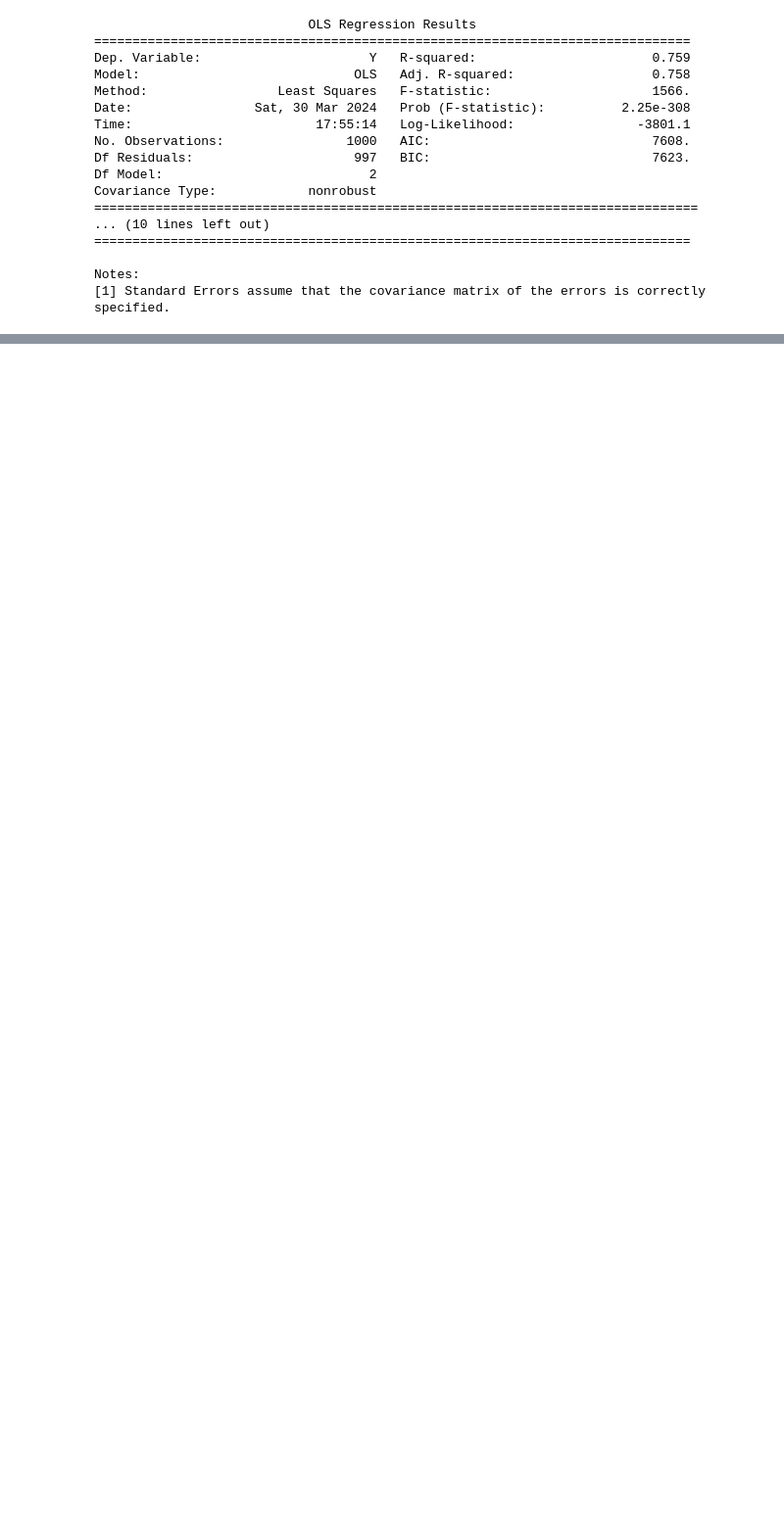
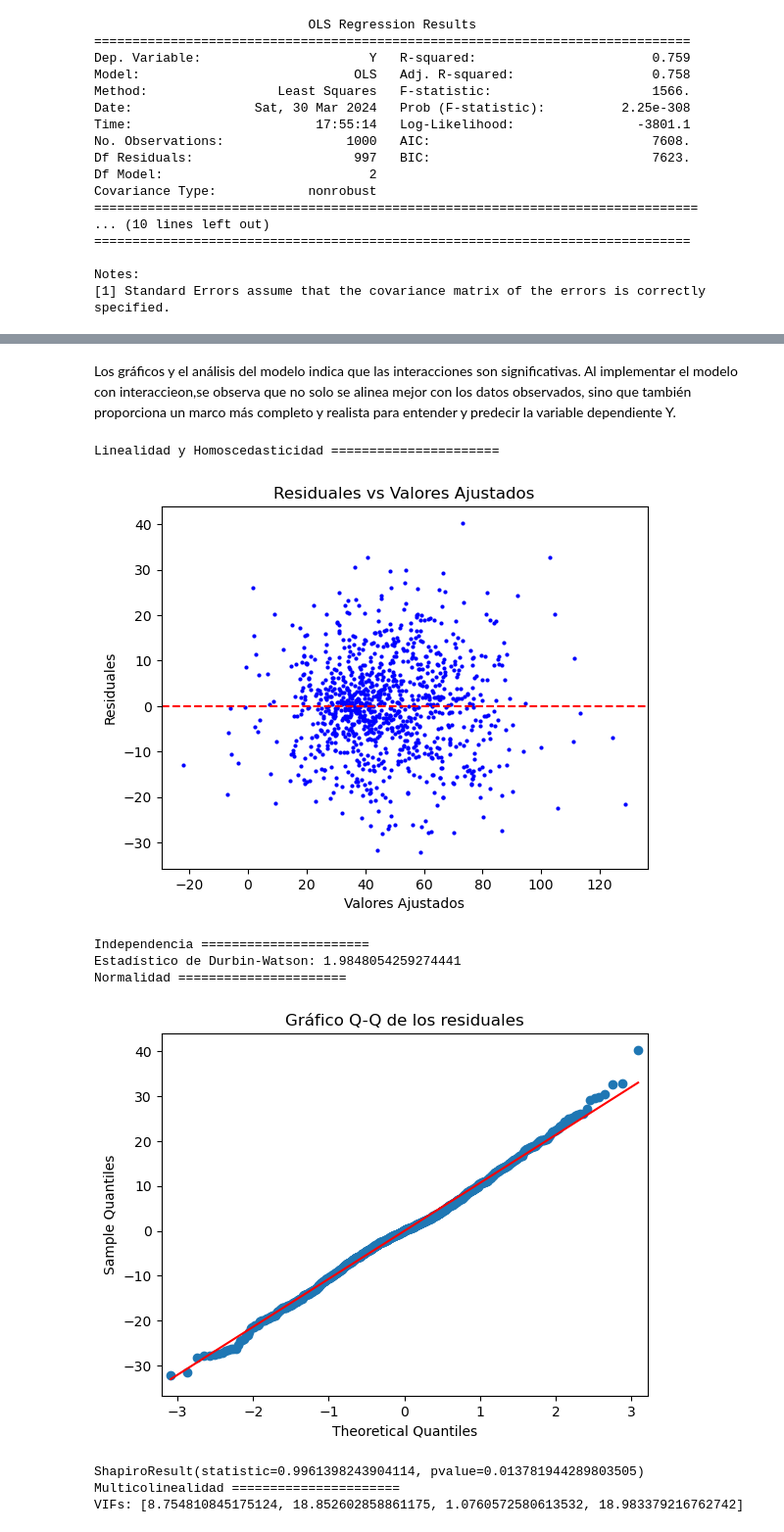
Before and after one commit to Daniel1martinez2/mcd-analisis-cuantitativo-evaluacion-1, a Jupyter notebook: punto_1.ipynb, the cells around one changed output, grey strips where cells are left out. Shown: that part at 98% size. Saved outputs shown, nothing was run; the diff lists cells and outputs as text; code cells hidden in the pictures; blank space fills up the shorter version.

```diff
--- a/punto_1.ipynb
+++ b/punto_1.ipynb
@@ -171,0 +335,44 @@ Notes:
+# %% [markdown]
+Los gráficos y el análisis del modelo indica que las interacciones son significativas. Al implementar el modelo con interaccieon,se observa que no solo se alinea mejor con los datos observados, sino que también proporciona un marco más completo y realista para entender y predecir la variable dependiente Y.
+# %%
+residuals = model_with_interaction.resid
+fitted = model_with_interaction.fittedvalues
+
+print('Linealidad y Homoscedasticidad ======================')
+plt.scatter(fitted, residuals, s=4, color='blue')
+plt.axhline(y=0, color='r', linestyle='--')
+plt.xlabel('Valores Ajustados')
+plt.ylabel('Residuales')
+plt.title('Residuales vs Valores Ajustados')
+plt.show()
+
+print('Independencia ======================')
+# Durbin-Watson
+dw = durbin_watson(residuals)
+print('Estadístico de Durbin-Watson:', dw)
+
+print('Normalidad ======================')
+# Gráfico Q-Q de los residuales
+sm.qqplot(residuals, line='s')
+plt.title('Gráfico Q-Q de los residuales')
+plt.show()
+
+# Prueba Shapiro-Wilk de normalidad
+print(stats.shapiro(residuals))
+
+print('Multicolinealidad ======================')
+# Calculando el VIF para cada variable independiente
+from statsmodels.stats.outliers_influence import variance_inflation_factor
+variables = model_with_interaction.model.exog
+vif = [variance_inflation_factor(variables, i) for i in range(variables.shape[1])]
+print('VIFs:', vif)
+# %% [output]
+Linealidad y Homoscedasticidad ======================
+[figure, added]
+Independencia ======================
+Estadístico de Durbin-Watson: 1.9848054259274441
+Normalidad ======================
+[figure, added]
+ShapiroResult(statistic=0.9961398243904114, pvalue=0.013781944289803505)
+Multicolinealidad ======================
+VIFs: [8.754810845175124, 18.852602858861175, 1.0760572580613532, 18.983379216762742]
```
Also changed, not shown: parts of 16 cells of this notebook.
